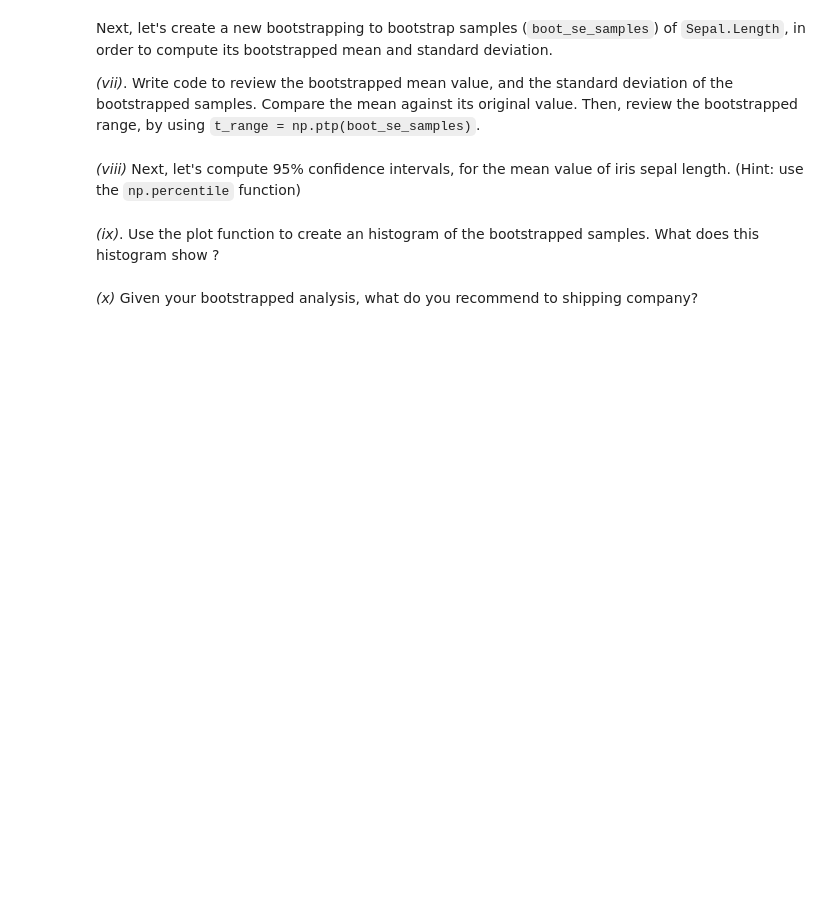
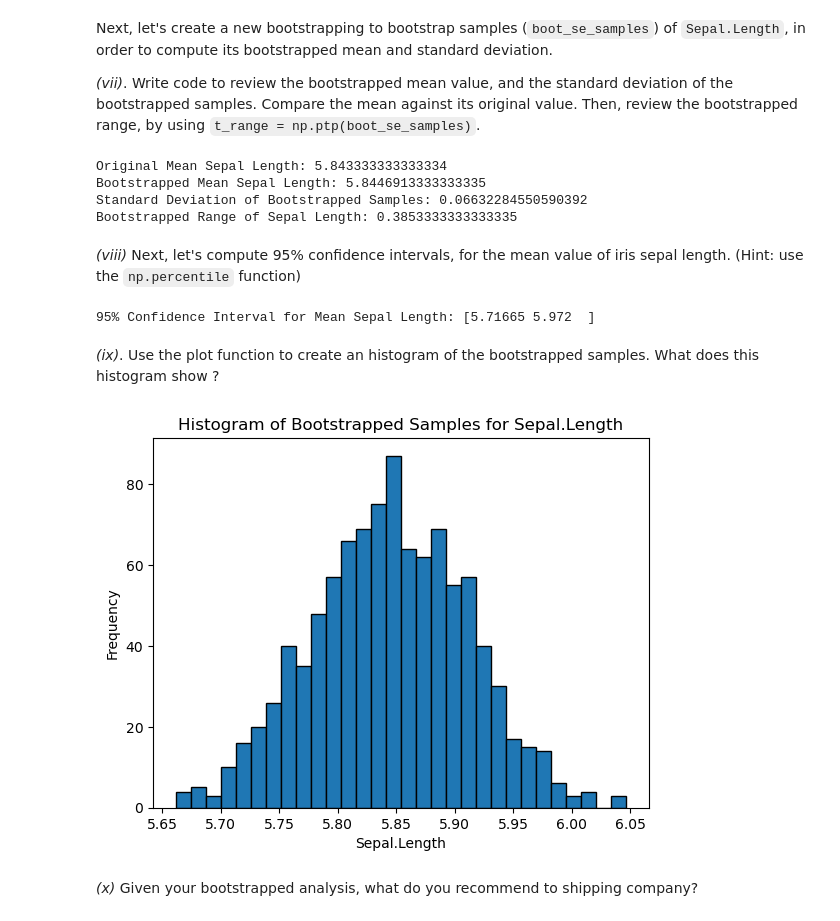
Before and after one commit to melihalan/applying_statistical_concepts, a Jupyter notebook: 02_assignments/assignment_3.ipynb, the cells around one changed output. Saved outputs shown, nothing was run; the diff lists cells and outputs as text; code cells hidden in the pictures; blank space fills up the shorter version.

```diff
--- a/02_assignments/assignment_3.ipynb
+++ b/02_assignments/assignment_3.ipynb
@@ -115,32 +119,74 @@ Next, let's create a new bootstrapping to bootstrap samples (`boot_se_samples`)
 _(vii)_. Write code to review the bootstrapped mean value, and the standard deviation of the bootstrapped samples. Compare the mean against its original value. Then, review the bootstrapped range, by using `t_range = np.ptp(boot_se_samples)`.
 # %%
 # Add your code here
+
+def mean_sepal_length(data):
+  return data['Sepal.Length'].mean()
+
+n_reps = 1000
+boot_se_samples = np.zeros(n_reps)
+
+for i in range(n_reps):
+  bootstrap_sample = df.sample(replace=True, n=len(df))
+  boot_se_samples[i] = mean_sepal_length(bootstrap_sample)
+
+bootstrapped_mean = np.mean(boot_se_samples)
+bootstrapped_std = np.std(boot_se_samples)
+
+print("Original Mean Sepal Length:", original_mean)
+print("Bootstrapped Mean Sepal Length:", bootstrapped_mean)
+print("Standard Deviation of Bootstrapped Samples:", bootstrapped_std)
+
+t_range = np.ptp(boot_se_samples)
+print("Bootstrapped Range of Sepal Length:", t_range)
+# %% [output]
+Original Mean Sepal Length: 5.843333333333334
+Bootstrapped Mean Sepal Length: 5.8446913333333335
+Standard Deviation of Bootstrapped Samples: 0.06632284550590392
+Bootstrapped Range of Sepal Length: 0.3853333333333335
 # %% [markdown]
 _(viii)_ Next, let's compute 95% confidence intervals, for the mean value of iris sepal length. (Hint: use the `np.percentile` function)
 # %%
 # Add your code here
+confidence_level = 0.95
+
+percentiles = [((1 - confidence_level) / 2) * 100, (confidence_level + (1 - confidence_level) / 2) * 100]
+ci = np.percentile(boot_se_samples, percentiles)
+print("95% Confidence Interval for Mean Sepal Length:", ci)
+# %% [output]
+95% Confidence Interval for Mean Sepal Length: [5.71665 5.972  ]
 # %% [markdown]
 _(ix)_. Use the plot function to create an histogram of the bootstrapped samples. What does this histogram show ?
 # %%
 #Complete this
 
 # Create a figure and axis
 fig, ax = plt.subplots()
 
 # Create the histogram
 #Add your code here
+ax.hist(boot_se_samples, bins=30, edgecolor='black')
 
 # Add a title
 #Add your code here
+ax.set_title('Histogram of Bootstrapped Samples for Sepal.Length')
 
 # Add a label to the x-axis
 #Add your code here
+ax.set_xlabel('Sepal.Length')
 
 # Add a label to the y-axis
 #Add your code here
+ax.set_ylabel('Frequency')
 
 # Show the plot
 plt.show()
+
+#The histogram visually represents the distribution of the bootstrapped means of Sepal.Length.
+#It shows the frequency (or count) of each range of bootstrapped means.
+#This can help us understand the variability and potential range of the mean Sepal.Length values that we might expect from different samples of the dataset.
+# %% [output]
+[figure, added]
 # %% [markdown]
 _(x)_ Given your bootstrapped analysis, what do you recommend to shipping company?
 # %%
```
Also changed, not shown: parts of 4 cells of this notebook.
